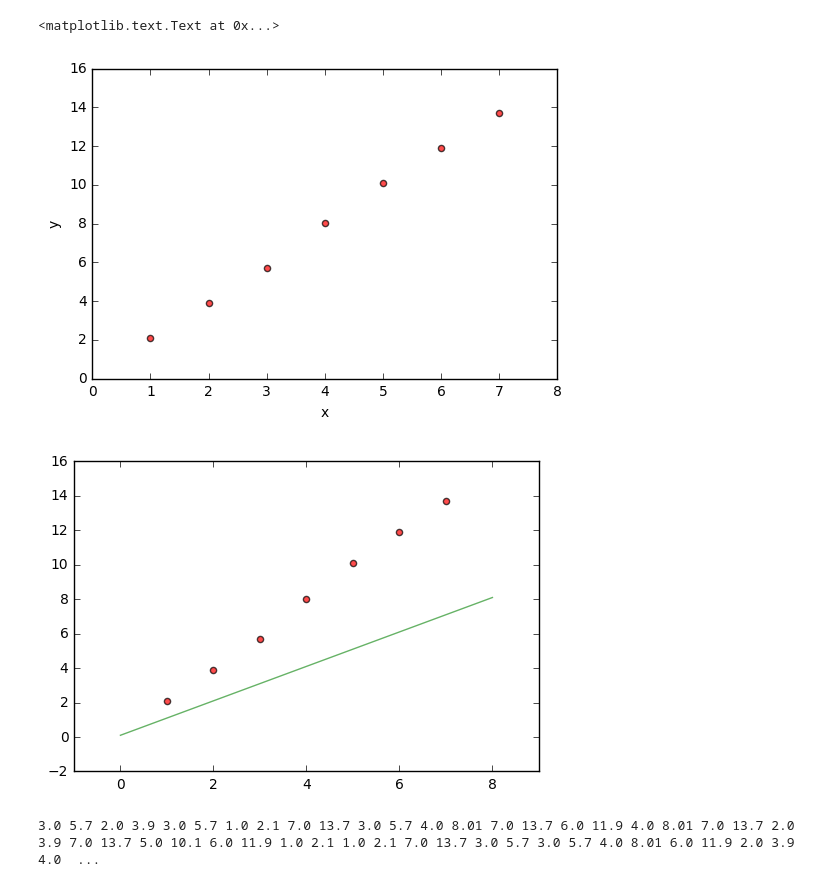
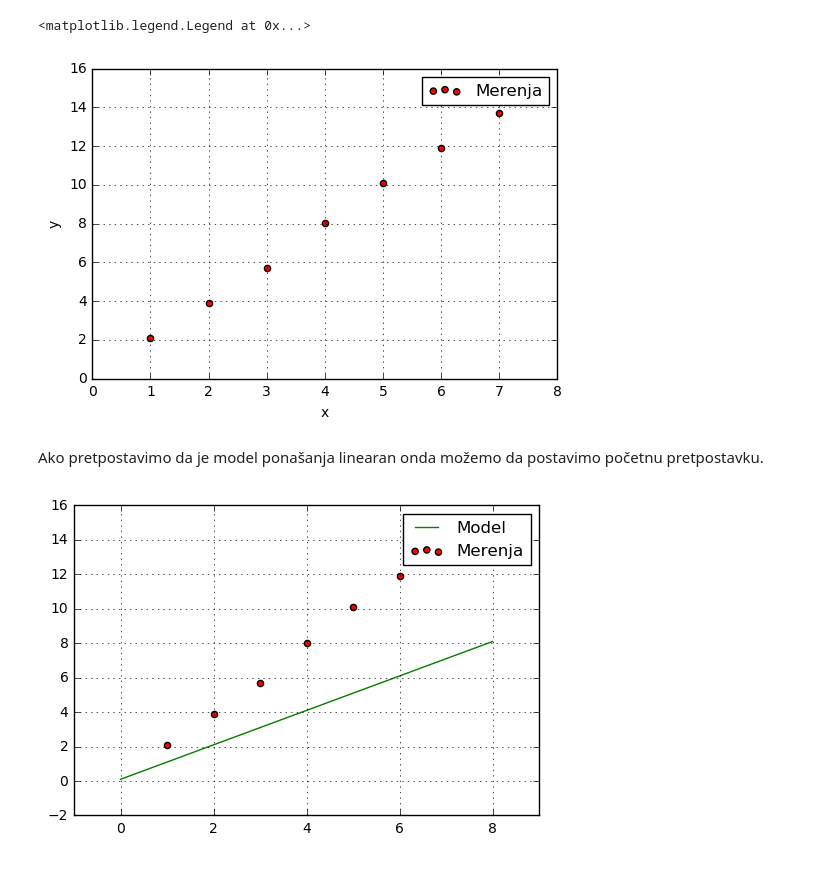
Before and after one commit to ftn-ai-lab/ori-2017-e2, a Jupyter notebook: teorija/01-pretrage/Linearna regresija - pretrage.ipynb, the cells around one changed output. Drawn from its saved outputs; the diff is of its cells as text; code cells hidden in the pictures.

Commit message:
X0X - lin model - Slagalica

```diff
--- a/teorija/01-pretrage/Linearna regresija - pretrage.ipynb
+++ b/teorija/01-pretrage/Linearna regresija - pretrage.ipynb
@@ -1,37 +14,28 @@
 # %%
-import numpy as np
-import random
-import matplotlib.pyplot as plt
-%matplotlib inline
-
-x = np.array([1, 2, 3, 4, 5, 6, 7]).astype(np.float32)
-y = np.array([2.1, 3.9, 5.7, 8.01, 10.1, 11.9, 13.7]).astype(np.float32)
+xm = np.array([1, 2, 3, 4, 5, 6, 7]).astype(np.float32)
+ym = np.array([2.1, 3.9, 5.7, 8.01, 10.1, 11.9, 13.7]).astype(np.float32)
 
 
-plt.scatter(x, y, alpha=.7,c='r')
-#plt.grid(True)
+plt.scatter(xm, ym, c='r', label='Merenja')
+plt.grid(True)
 plt.xlabel('x')
 plt.ylabel('y')
+plt.legend()
 # %% [output]
-<matplotlib.text.Text at 0x...>
+<matplotlib.legend.Legend at 0x...>
-[figure, old version]
+[figure, new version]
+# %% [markdown]
+Ako pretpostavimo da je model ponašanja linearan onda možemo da postavimo početnu pretpostavku.
 # %%
 a = 1
 b = 0.1
 
-line_x_range = (0, 8)
+x_range = (0, 8)
 
-plt.scatter(x, y, alpha=.7,c='r')
-
-plt.plot(line_x_range, [a*xx+b for xx in line_x_range], "g", alpha=0.6)
+plt.scatter(xm, ym, c='r', label='Merenja')
+plt.plot(x_range, [a*xt+b for xt in x_range], c='g', label='Model')
+plt.grid(True)
+plt.legend()
 plt.show()
 # %% [output]
-[figure, old version]
+[figure, new version]
-# %%
-for i in range(100):
-    c = random.randrange(len(x))
-    yy = a*x[c]+b
-    err = y[c] - yy
-    print x[c], y[c],
-# %% [output]
-3.0 5.7 2.0 3.9 3.0 5.7 1.0 2.1 7.0 13.7 3.0 5.7 4.0 8.01 7.0 13.7 6.0 11.9 4.0 8.01 7.0 13.7 2.0 3.9 7.0 13.7 5.0 10.1 6.0 11.9 1.0 2.1 1.0 2.1 7.0 13.7 3.0 5.7 3.0 5.7 4.0 8.01 6.0 11.9 2.0 3.9 4.0  ...
```
Also changed, not shown: parts of 15 cells of this notebook, 2 other files.
